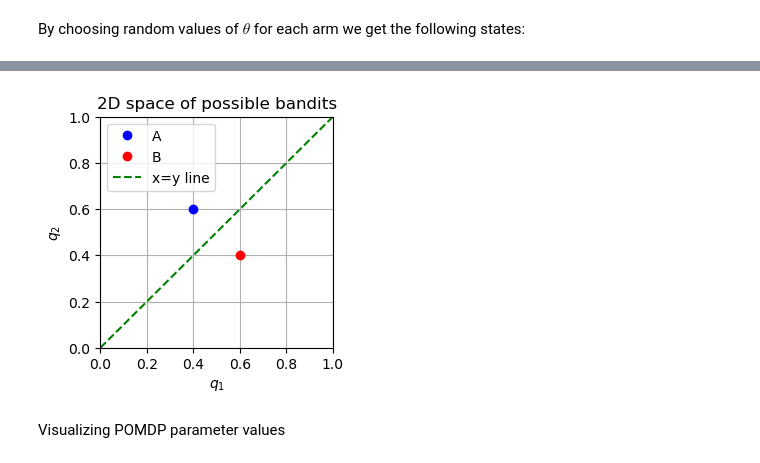
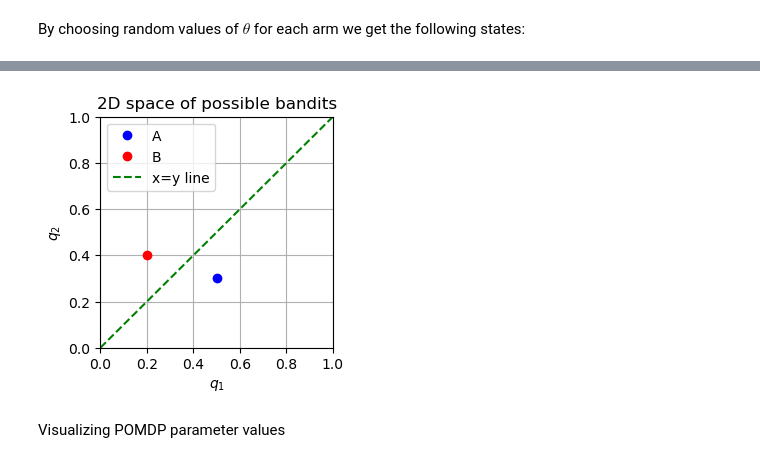
Before and after one commit to malikbf5/FSC-optimization, a Jupyter notebook: Bernoulli Bandits/General Bernoulli Bandits.ipynb, the cells around one changed output, grey strips where cells are left out. Drawn from its saved outputs; the diff is of its cells as text; code cells hidden in the pictures.

```diff
--- a/Bernoulli Bandits/General Bernoulli Bandits.ipynb
+++ b/Bernoulli Bandits/General Bernoulli Bandits.ipynb
@@ -41,36 +71,36 @@ By choosing random values of $\theta$ for each arm we get the following states:
 # Define the coordinates of the two points
 # point1 = np.random.uniform(0, 1, 2)
 # point2 = np.random.uniform(0, 1, 2)
-point1 = [0.4, 0.6]
-point2 = [0.6, 0.4]
+point1 = [0.5, 0.3]
+point2 = [0.2, 0.4]
 # Extract x and y coordinates of each point
 x1, y1 = point1
 x2, y2 = point2
 
 # Plot the points
 plt.plot(x1, y1, 'bo', label='A')
 plt.plot(x2, y2, 'ro', label='B')
 plt.plot([0, 1], [0, 1], 'g--', label='x=y line')
 
 # Set plot limits
 plt.xlim(0, 1)
 plt.ylim(0, 1)
 
 # Add grid
 plt.grid(True)
 
 # Add labels and legend
 plt.xlabel('$q_1$')
 plt.ylabel('$q_2$')
 plt.title('2D space of possible bandits')
 plt.legend()
 
 # set plot size
 plt.gcf().set_size_inches(3, 3)
 # Show plot
 plt.show()
 # %% [output]
-[figure, old version]
+[figure, new version]
 # %%
 #Define POMDP
 
```
Also changed, not shown: parts of 2 cells of this notebook.
